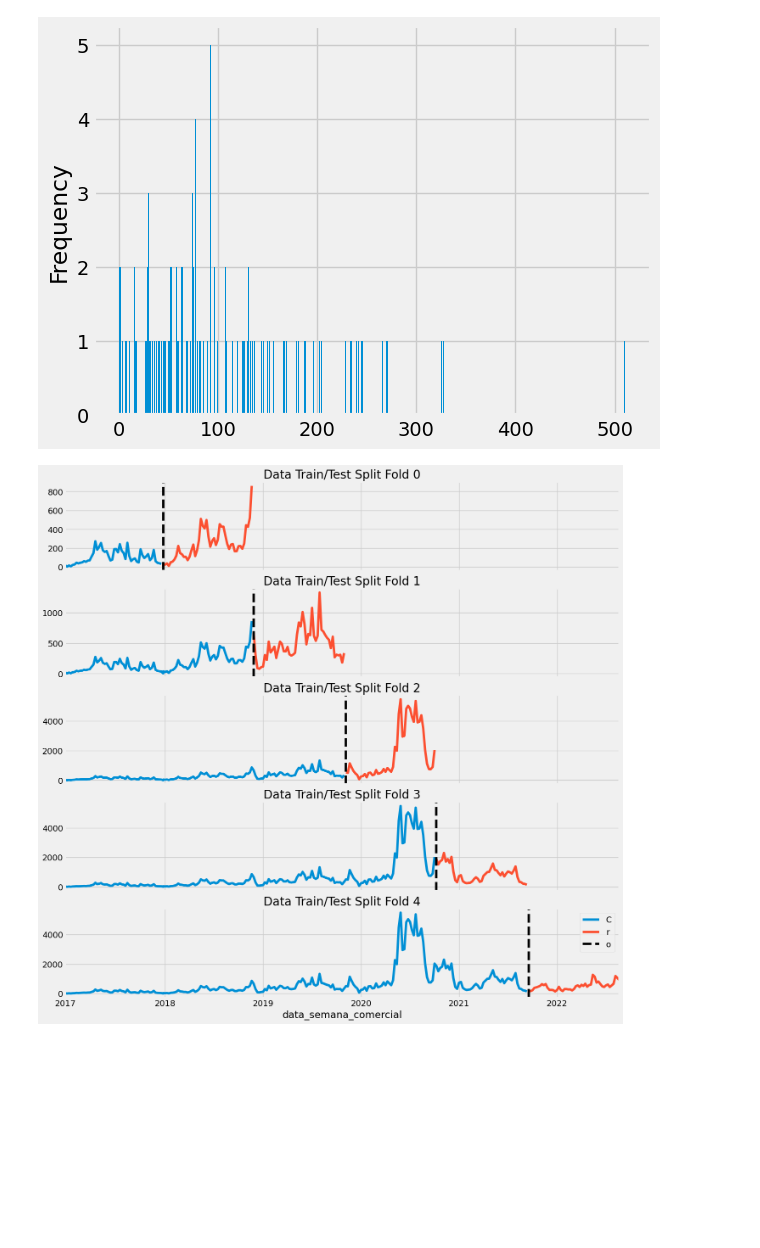
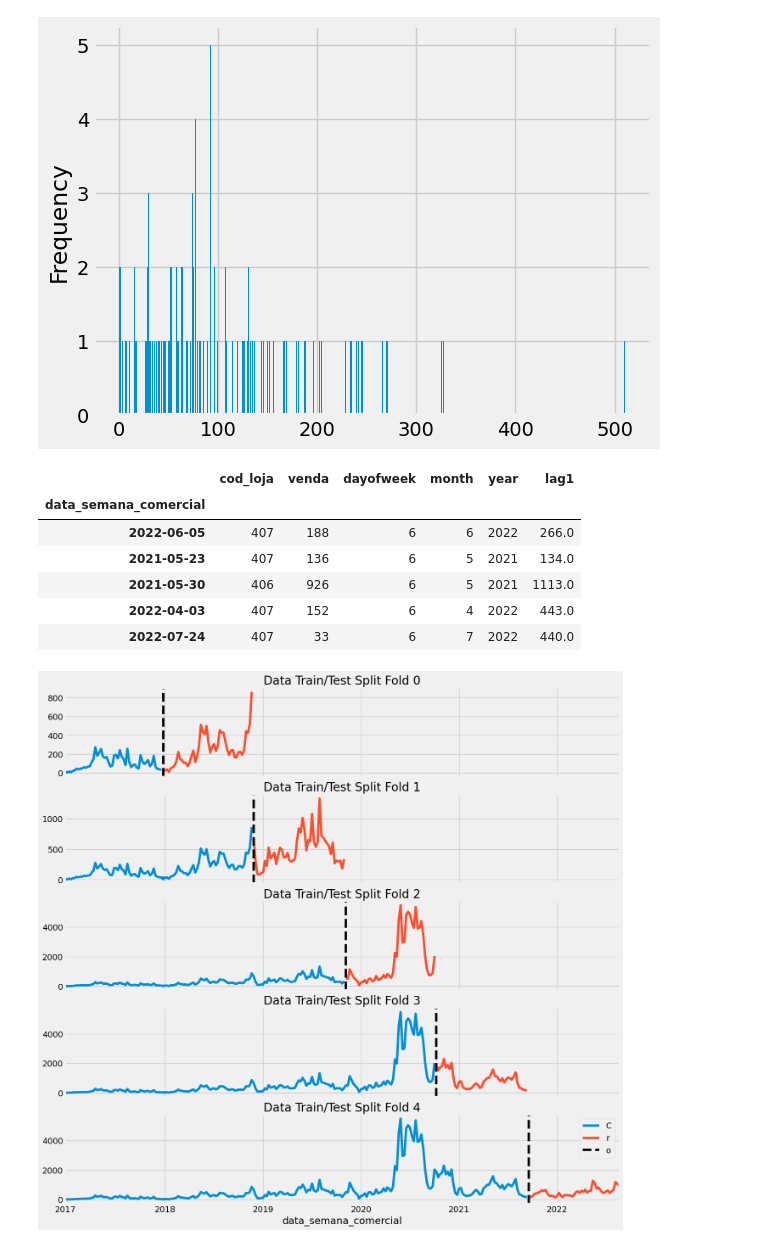
Before and after one commit to beylouni/Renner-ML, a Jupyter notebook: models/web/XGBoost/XGBoost.ipynb, the cells around one changed output. Drawn from its saved outputs; the diff is of its cells as text; code cells hidden in the pictures; blank space fills up the shorter version.

```diff
--- a/models/web/XGBoost/XGBoost.ipynb
+++ b/models/web/XGBoost/XGBoost.ipynb
@@ -172,21 +172,28 @@ def create_features(df):
     """
     df = df.copy()
     df['dayofweek'] = df.index.dayofweek
-    df['quarter'] = df.index.quarter
     df['month'] = df.index.month
     df['year'] = df.index.year
-    df['dayofyear'] = df.index.dayofyear
-    df['dayofmonth'] = df.index.day
-    df['weekofyear'] = df.index.isocalendar().week
     return df
 
-loja1 = create_features(loja1)
-loja2 = create_features(loja2)
+# loja1 = create_features(loja1)
+# loja2 = create_features(loja2)
+
+df_train = create_features(df_train)
 # %%
 def add_lags(df):
     target_map = df['venda'].to_dict()
     df['lag1'] = (df.index - pd.Timedelta('7 days')).map(target_map)
-    df['lag2'] = (df.index - pd.Timedelta('14 days')).map(target_map)
-    df['lag3'] = (df.index - pd.Timedelta('21 days')).map(target_map)
     return df
+df_train = add_lags(df_train)
+# %%
+df_train.head()
+# %% [output]
+|  | cod_loja | venda | dayofweek | month | year | lag1 |
+| data_semana_comercial |  |  |  |  |  |  |
+| 2022-06-05 | 407 | 188 | 6 | 6 | 2022 | 266.0 |
+| 2021-05-23 | 407 | 136 | 6 | 5 | 2021 | 134.0 |
+| 2021-05-30 | 406 | 926 | 6 | 5 | 2021 | 1113.0 |
+| 2022-04-03 | 407 | 152 | 6 | 4 | 2022 | 443.0 |
+| 2022-07-24 | 407 | 33 | 6 | 7 | 2022 | 440.0 |
 # %%
```
Also changed, not shown: parts of 18 cells of this notebook, 2 other files.
